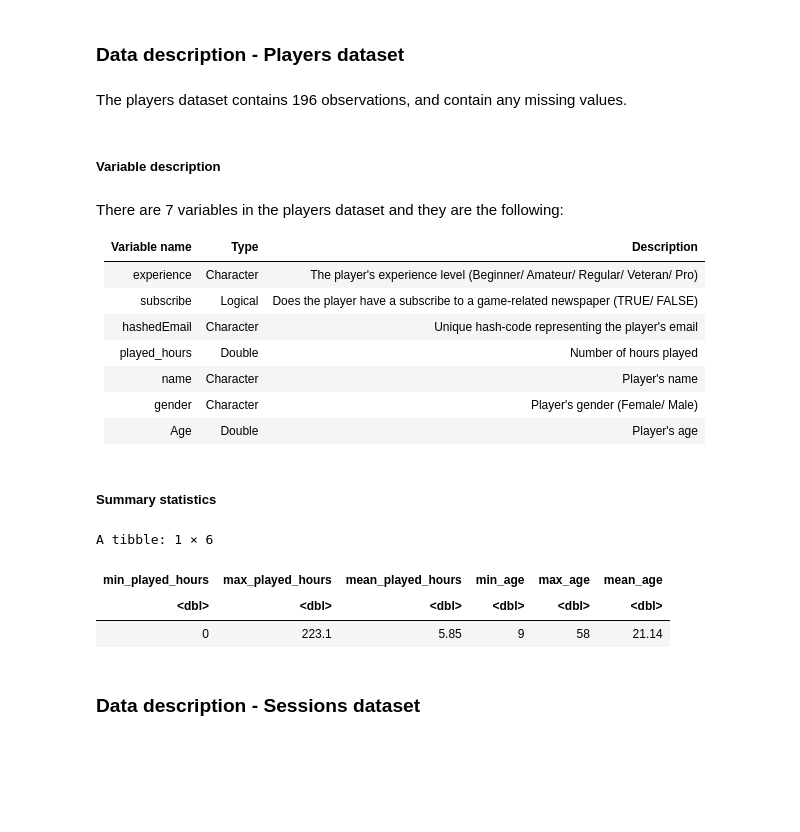
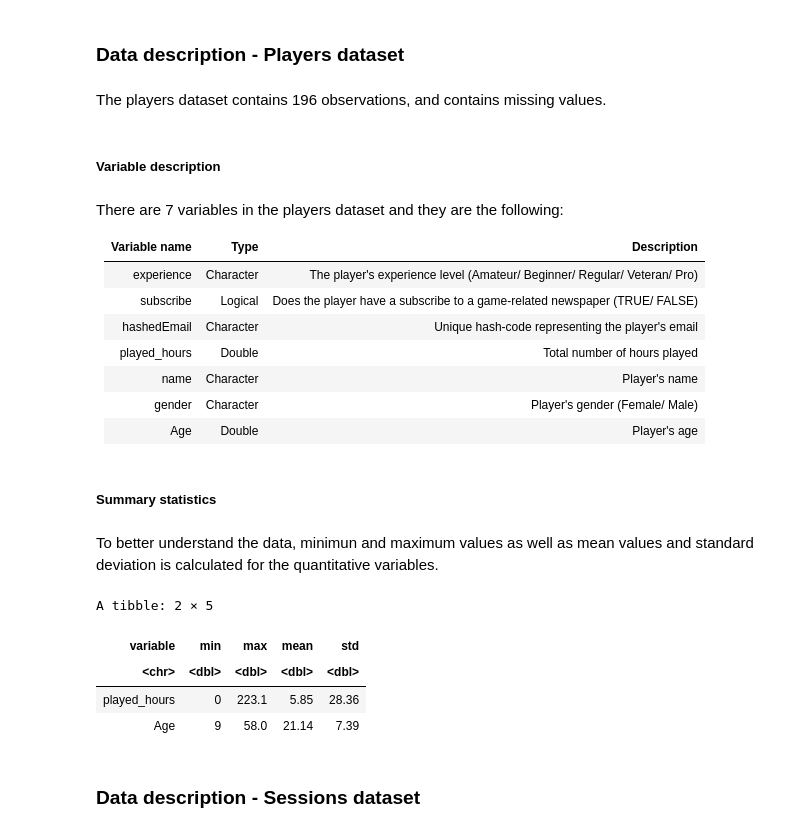
Before and after one commit to emiliaosterlund/dsci-100-project, a Jupyter notebook: Individual_planning.ipynb, the cells around one changed output. Drawn from its saved outputs; the diff is of its cells as text; code cells hidden in the pictures; blank space fills up the shorter version.

Commit message:
Final adjustment of questions and summary statistics

```diff
--- a/Individual_planning.ipynb
+++ b/Individual_planning.ipynb
@@ -96,7 +96,7 @@ A spec_tbl_df: 1535 × 5
 # %% [markdown]
 ### Data description - Players dataset
 # %% [markdown]
-The players dataset contains 196 observations, and  contain any missing values.
+The players dataset contains 196 observations, and  contains missing values.
 # %% [markdown]
 ##### Variable description
 # %% [markdown]
@@ -104,28 +104,43 @@ There are 7 variables in the players dataset and they are the following:
 
 | Variable name    | Type | Description |
 | -------- | ------- | ------- |
-| experience  | Character    | The player's experience level (Beginner/ Amateur/ Regular/ Veteran/ Pro)  |
+| experience  | Character    | The player's experience level (Amateur/ Beginner/ Regular/ Veteran/ Pro)  |
 | subscribe | Logical     | Does the player have a subscribe to a game-related newspaper (TRUE/ FALSE) |
 | hashedEmail    | Character    | Unique hash-code representing the player's email |
-| played_hours    | Double    | Number of hours played |
+| played_hours    | Double    | Total number of hours played |
 | name    | Character    | Player's name |
 | gender    | Character    | Player's gender (Female/ Male) |
 | Age    | Double    | Player's age |
 # %% [markdown]
 ##### Summary statistics
+# %% [markdown]
+To better understand the data, minimun and maximum values as well as mean values and standard deviation is calculated for the quantitative variables.
 # %%
-summarize(players,
+summary <- summarize(players,
          min_played_hours = round(min(played_hours, na.rm = TRUE), 2),
          max_played_hours = round(max(played_hours, na.rm = TRUE), 2),
          mean_played_hours = round(mean(played_hours, na.rm = TRUE), 2),
+         sd_played_hours = round(sd(played_hours, na.rm = TRUE), 2),
          min_age = round(min(Age, na.rm = TRUE), 2),
          max_age = round(max(Age, na.rm = TRUE), 2),
-         mean_age = round(mean(Age, na.rm = TRUE), 2))
+         mean_age = round(mean(Age, na.rm = TRUE), 2),
+         sd_age = round(sd(Age, na.rm = TRUE), 2))
+
+summary_table <- tibble(
+  variable = c("played_hours", "Age"),
+  min  = c(summary$min_played_hours, summary$min_age),
+  max  = c(summary$max_played_hours, summary$max_age),
+  mean = c(summary$mean_played_hours, summary$mean_age),
+  std   = c(summary$sd_played_hours, summary$sd_age)
+)
+
+summary_table
 # %% [output]
-A tibble: 1 × 6
+A tibble: 2 × 5
-| min_played_hours | max_played_hours | mean_played_hours | min_age | max_age | mean_age |
-| <dbl> | <dbl> | <dbl> | <dbl> | <dbl> | <dbl> |
-| 0 | 223.1 | 5.85 | 9 | 58 | 21.14 |
+| variable | min | max | mean | std |
+| <chr> | <dbl> | <dbl> | <dbl> | <dbl> |
+| played_hours | 0 | 223.1 | 5.85 | 28.36 |
+| Age | 9 | 58.0 | 21.14 | 7.39 |
 # %% [markdown]
 ### Data description - Sessions dataset
 # %% [markdown]
```
Also changed, not shown: parts of 12 cells of this notebook.
